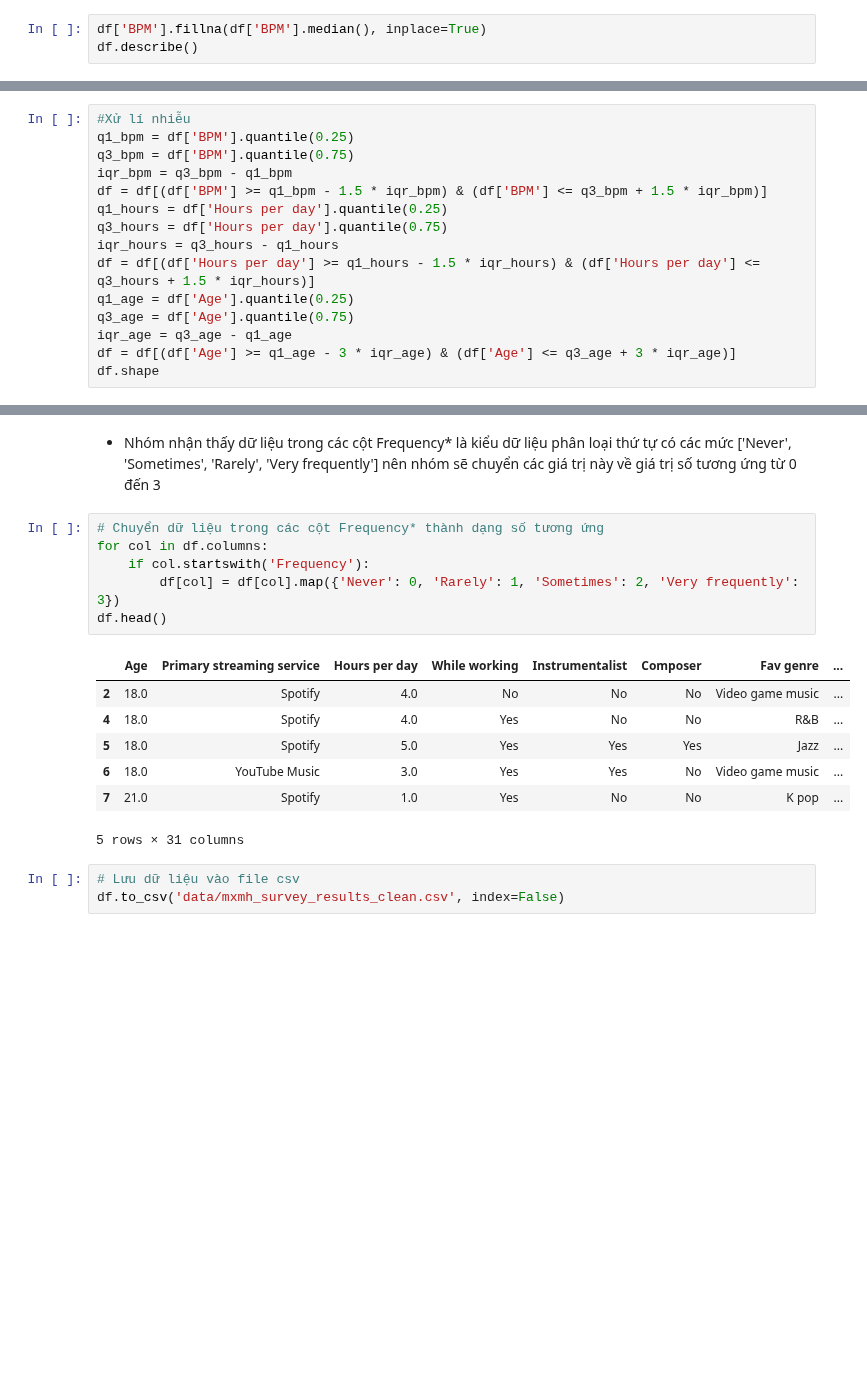
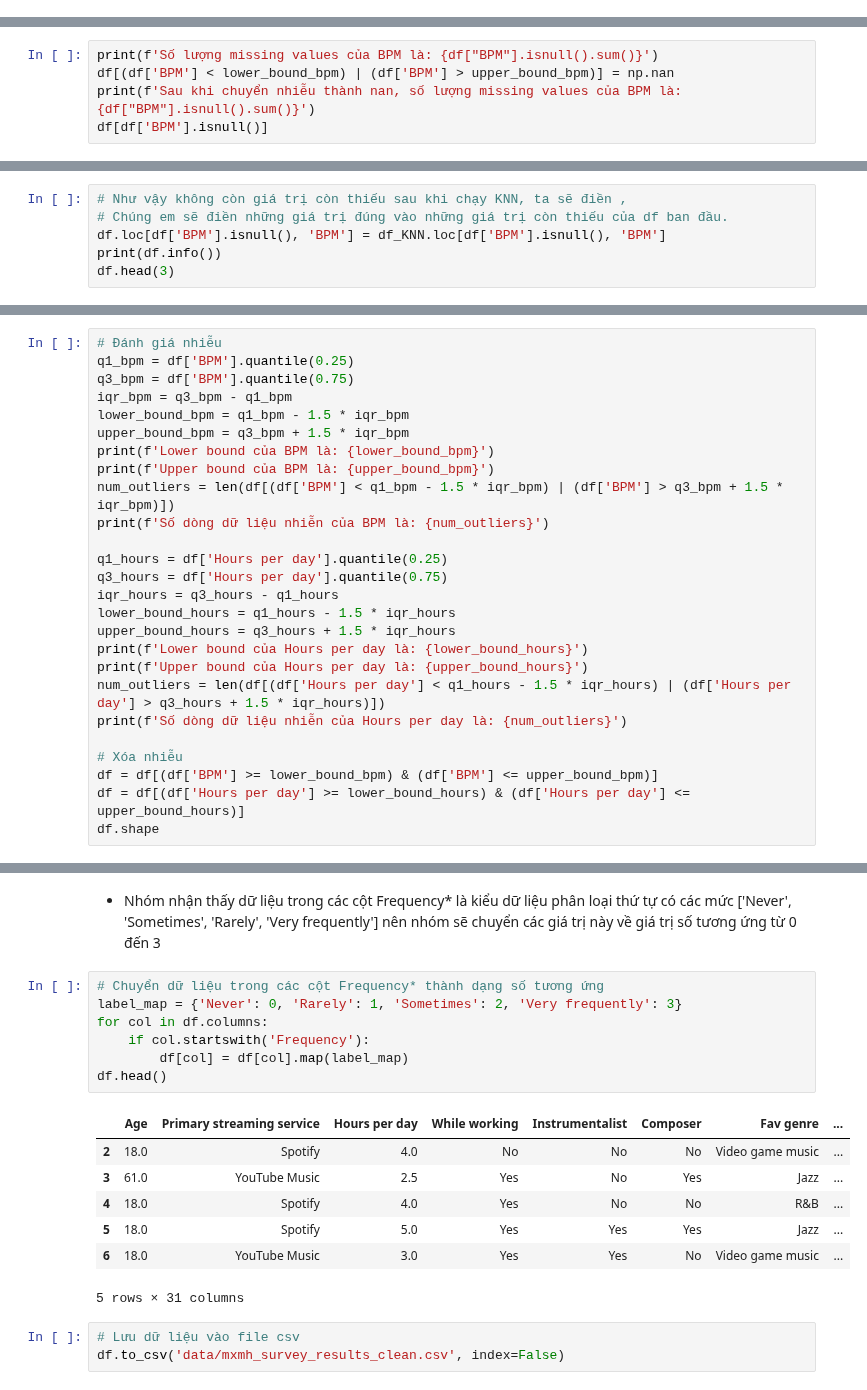
Before and after one commit to HungLVT/DS, a Jupyter notebook: 2.0-pre-processing.ipynb, the cells around one changed output, grey strips where cells are left out. Saved outputs shown, nothing was run; the diff lists cells and outputs as text; blank space fills up the shorter version.

```diff
--- a/2.0-pre-processing.ipynb
+++ b/2.0-pre-processing.ipynb
@@ -90,3 +158,0 @@ df.shape
-# %%
-df['BPM'].fillna(df['BPM'].median(), inplace=True)
-df.describe()
@@ -102,0 +207,5 @@ df.describe()
+# %%
+print(f'Số lượng missing values của BPM là: {df["BPM"].isnull().sum()}')
+df[(df['BPM'] < lower_bound_bpm) | (df['BPM'] > upper_bound_bpm)] = np.nan
+print(f'Sau khi chuyển nhiễu thành nan, số lượng missing values của BPM là: {df["BPM"].isnull().sum()}')
+df[df['BPM'].isnull()]
@@ -102,0 +266,6 @@ df.describe()
+# %%
+# Như vậy không còn giá trị còn thiếu sau khi chạy KNN, ta sẽ điền ,
+# Chúng em sẽ điền những giá trị đúng vào những giá trị còn thiếu của df ban đầu.
+df.loc[df['BPM'].isnull(), 'BPM'] = df_KNN.loc[df['BPM'].isnull(), 'BPM']
+print(df.info())
+df.head(3)
@@ -118,16 +321,27 @@ plt.show()
 # %%
-#Xử lí nhiễu
+# Đánh giá nhiễu
 q1_bpm = df['BPM'].quantile(0.25)
 q3_bpm = df['BPM'].quantile(0.75)
 iqr_bpm = q3_bpm - q1_bpm
-df = df[(df['BPM'] >= q1_bpm - 1.5 * iqr_bpm) & (df['BPM'] <= q3_bpm + 1.5 * iqr_bpm)]
+lower_bound_bpm = q1_bpm - 1.5 * iqr_bpm
+upper_bound_bpm = q3_bpm + 1.5 * iqr_bpm
+print(f'Lower bound của BPM là: {lower_bound_bpm}')
+print(f'Upper bound của BPM là: {upper_bound_bpm}')
+num_outliers = len(df[(df['BPM'] < q1_bpm - 1.5 * iqr_bpm) | (df['BPM'] > q3_bpm + 1.5 * iqr_bpm)])
+print(f'Số dòng dữ liệu nhiễn của BPM là: {num_outliers}')
+
 q1_hours = df['Hours per day'].quantile(0.25)
 q3_hours = df['Hours per day'].quantile(0.75)
 iqr_hours = q3_hours - q1_hours
-df = df[(df['Hours per day'] >= q1_hours - 1.5 * iqr_hours) & (df['Hours per day'] <= q3_hours + 1.5 * iqr_hours)]
-q1_age = df['Age'].quantile(0.25)
-q3_age = df['Age'].quantile(0.75)
-iqr_age = q3_age - q1_age
-df = df[(df['Age'] >= q1_age - 3 * iqr_age) & (df['Age'] <= q3_age + 3 * iqr_age)]
+lower_bound_hours = q1_hours - 1.5 * iqr_hours
+upper_bound_hours = q3_hours + 1.5 * iqr_hours
+print(f'Lower bound của Hours per day là: {lower_bound_hours}')
+print(f'Upper bound của Hours per day là: {upper_bound_hours}')
+num_outliers = len(df[(df['Hours per day'] < q1_hours - 1.5 * iqr_hours) | (df['Hours per day'] > q3_hours + 1.5 * iqr_hours)])
+print(f'Số dòng dữ liệu nhiễn của Hours per day là: {num_outliers}')
+
+# Xóa nhiễu
+df = df[(df['BPM'] >= lower_bound_bpm) & (df['BPM'] <= upper_bound_bpm)]
+df = df[(df['Hours per day'] >= lower_bound_hours) & (df['Hours per day'] <= upper_bound_hours)]
 df.shape
 # %% [output]
@@ -170,17 +406,18 @@ df.describe(exclude=np.number).T
 - Nhóm nhận thấy dữ liệu trong các cột Frequency* là kiểu dữ liệu phân loại thứ tự có các mức ['Never', 'Sometimes', 'Rarely', 'Very frequently'] nên nhóm sẽ chuyển các giá trị này về giá trị số tương ứng từ 0 đến 3
 # %%
 # Chuyển dữ liệu trong các cột Frequency* thành dạng số tương ứng
+label_map = {'Never': 0, 'Rarely': 1, 'Sometimes': 2, 'Very frequently': 3}
 for col in df.columns:
     if col.startswith('Frequency'):
-        df[col] = df[col].map({'Never': 0, 'Rarely': 1, 'Sometimes': 2, 'Very frequently': 3})
+        df[col] = df[col].map(label_map)
 df.head()
 # %% [output]
 |  | Age | Primary streaming service | Hours per day | While working | Instrumentalist | Composer | Fav genre | ... |
 | 2 | 18.0 | Spotify | 4.0 | No | No | No | Video game music | ... |
+| 3 | 61.0 | YouTube Music | 2.5 | Yes | No | Yes | Jazz | ... |
 | 4 | 18.0 | Spotify | 4.0 | Yes | No | No | R&B | ... |
 | 5 | 18.0 | Spotify | 5.0 | Yes | Yes | Yes | Jazz | ... |
 | 6 | 18.0 | YouTube Music | 3.0 | Yes | Yes | No | Video game music | ... |
-| 7 | 21.0 | Spotify | 1.0 | Yes | No | No | K pop | ... |
 5 rows × 31 columns
 # %%
 # Lưu dữ liệu vào file csv
```
Also changed, not shown: parts of 27 cells of this notebook.
